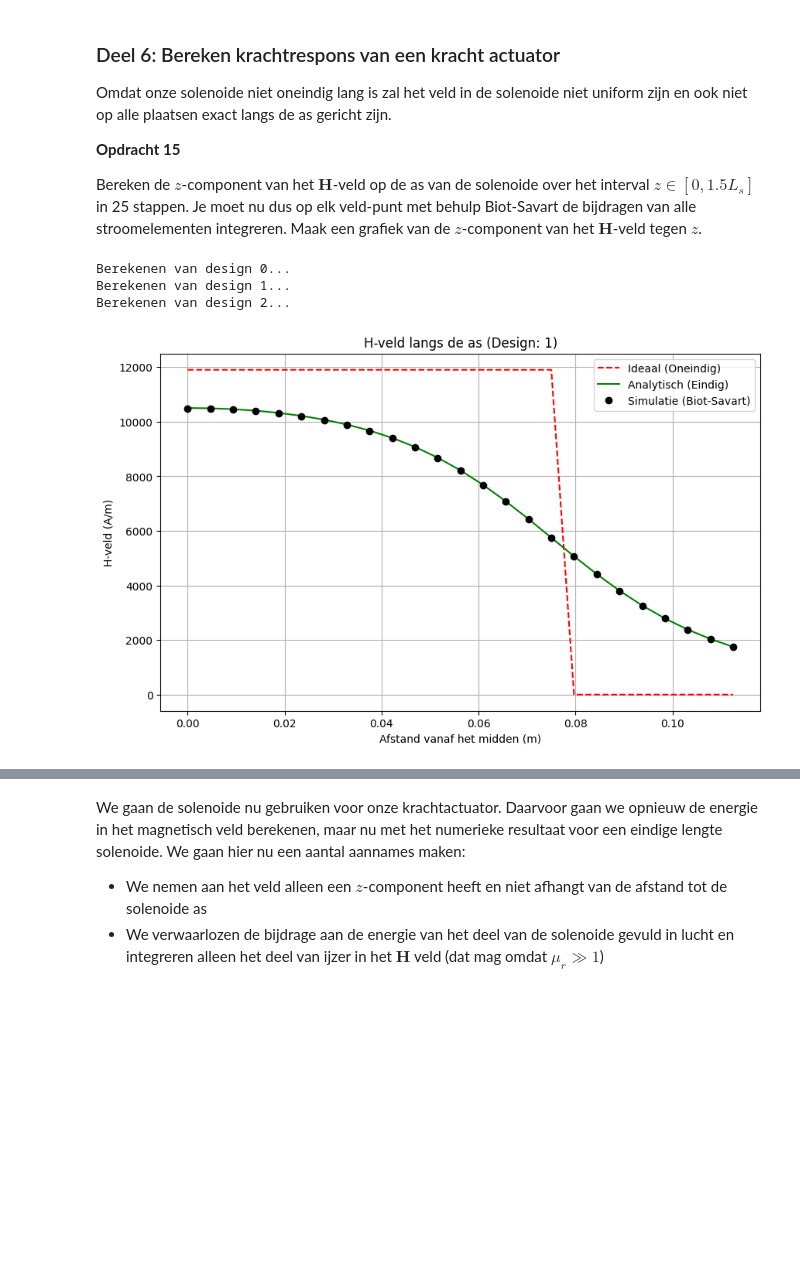
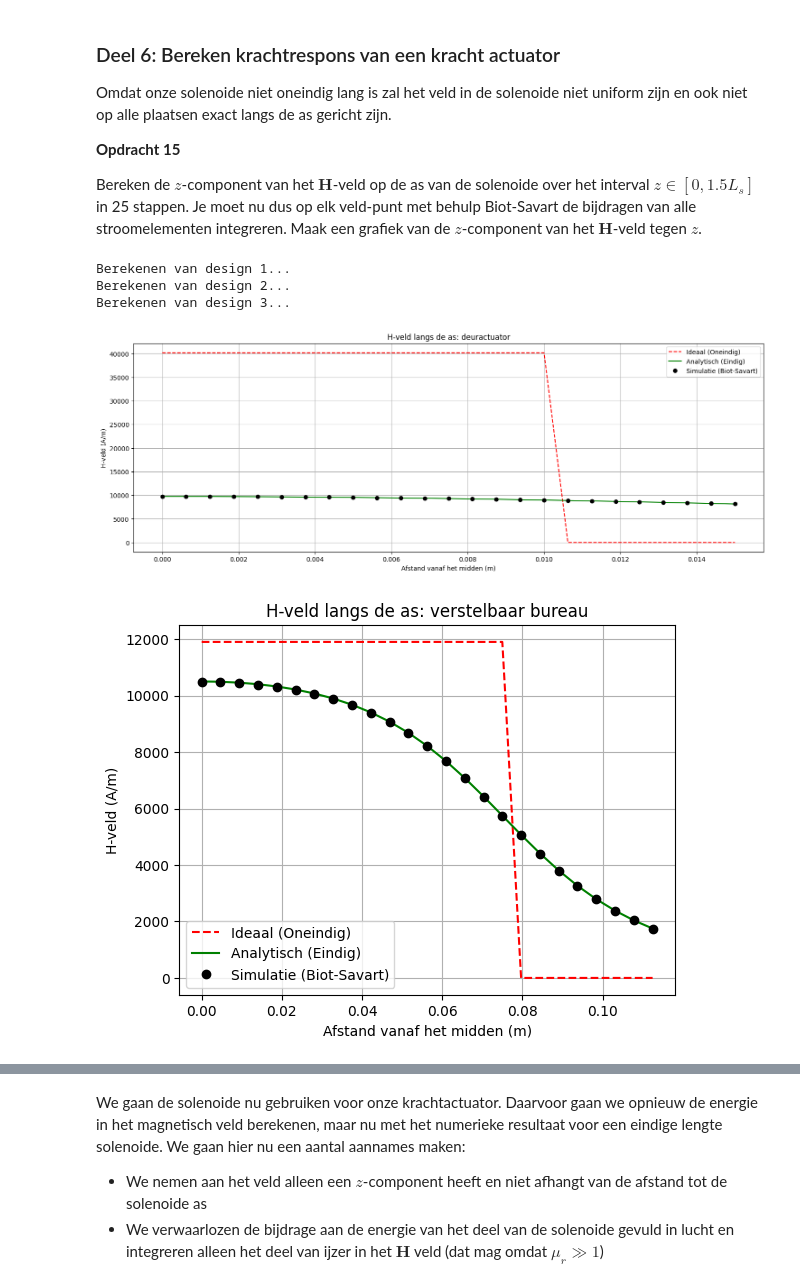
Before and after one commit to luckykat07/opdrachten-DEF-D_LE, a Jupyter notebook: DigitaleOntwerpopdrachten/2KrachtactuatorOpdracht/KrachtactuatorOpdracht.ipynb, the cells around one changed output, grey strips where cells are left out. Cells and saved outputs as stored; diff of their text form; code cells hidden in the pictures; blank space fills up the shorter version.

```diff
--- a/DigitaleOntwerpopdrachten/2KrachtactuatorOpdracht/KrachtactuatorOpdracht.ipynb
+++ b/DigitaleOntwerpopdrachten/2KrachtactuatorOpdracht/KrachtactuatorOpdracht.ipynb
@@ -524,52 +524,53 @@ for i_design in range(3):
     dx, dy, dz = np.diff(x_s), np.diff(y_s), np.diff(z_s)
 
     # Is in de loop geplaatst zodat het herhaald wordt voor alle 3 de designs
     z_ax = np.linspace(0, 1.5 * L_sol[i_design]/2, n_ax)
     z_assen.append(z_ax)
     Hz_op_as = np.zeros(n_ax)
 
 
     for i_field in range(n_ax): # alle stapjes over de z-as
         r_field = np.array([0, 0, z_ax[i_field]]) #de z-as opdelen in n_ax delen en de stappen van de r_field ook zo houden
         H_totaal = np.array([0.0, 0.0, 0.0])
 
         for i_source in range(len(dx)): #per dl een dH berekenen, len(dx) is omdat de diff functie van numpy altijd 1 korter is dan de array waar het uit volgt, in dit geval len(dx) = n_ax-1 = 24
             r_source = np.array([x_s[i_source], y_s[i_source], z_s[i_source]])
             dl = np.array([dx[i_source], dy[i_source], dz[i_source]])
 
             # Het nemen van de som
             H_totaal += field_current_element(r_field, r_source, dl)
 
         Hz_op_as[i_field] = H_totaal[2] # We pakken de z-component
 
     H_modellen.append(Hz_op_as)
 
+plt.figure(figsize=[18, 6])
+namen = ['deuractuator', 'verstelbaar bureau', 'automatische deur']
 
-idx = 1 # Index om aan te geven welk design we plotten(1 -> bureau)
-z_plot = z_assen[idx]
-n_spoed = aantal_omwentelingen[idx] / L_sol[idx]
+for i in range(3):
+    z_plot = z_assen[i]
+    n_spoed = aantal_omwentelingen[i] / L_sol[i]
 
-# De analytische berekeningen
-H_ideaal = n_spoed * I_z * (z_plot <= L_sol[idx]/2)
-H_analytisch = (n_spoed * I_z / 2) * (
-    (L_sol[idx]/2 - z_plot) / np.sqrt((z_plot - L_sol[idx]/2)**2 + r_sol[idx]**2) +
-    (L_sol[idx]/2 + z_plot) / np.sqrt((z_plot + L_sol[idx]/2)**2 + r_sol[idx]**2)
-)
+    # De analytische berekeningen
+    H_ideaal = n_spoed * I_z * (z_plot <= L_sol[i]/2)
+    H_analytisch = (n_spoed * I_z / 2) * (
+    (L_sol[i]/2 - z_plot) / np.sqrt((z_plot - L_sol[i]/2)**2 + r_sol[i]**2) +
+    (L_sol[i]/2 + z_plot) / np.sqrt((z_plot + L_sol[i]/2)**2 + r_sol[i]**2)
+    )
 
+    plt.plot(z_plot, H_ideaal, '--r', label='Ideaal (Oneindig)')
+    plt.plot(z_plot, H_analytisch, '-g', label='Analytisch (Eindig)')
+    plt.plot(z_plot, H_modellen[i], 'ko', label='Simulatie (Biot-Savart)')
 
-plt.figure(figsize=[10, 6])
-plt.plot(z_plot, H_ideaal, '--r', label='Ideaal (Oneindig)')
-plt.plot(z_plot, H_analytisch, '-g', label='Analytisch (Eindig)')
-plt.plot(z_plot, H_modellen[idx], 'ko', label='Simulatie (Biot-Savart)')
-
-plt.title(f'H-veld langs de as (Design: {idx})')
-plt.xlabel('Afstand vanaf het midden (m)')
-plt.ylabel('H-veld (A/m)')
-plt.legend()
-plt.grid()
-plt.show()
+    plt.title(f'H-veld langs de as: {namen[i]}')
+    plt.xlabel('Afstand vanaf het midden (m)')
+    plt.ylabel('H-veld (A/m)')
+    plt.legend()
+    plt.grid()
+    plt.show()
 # %% [output]
-Berekenen van design 0...
 Berekenen van design 1...
 Berekenen van design 2...
+Berekenen van design 3...
-[figure, old version]
+[figure, new version]
+[figure, added]
```
Also changed, not shown: parts of 5 cells of this notebook.
